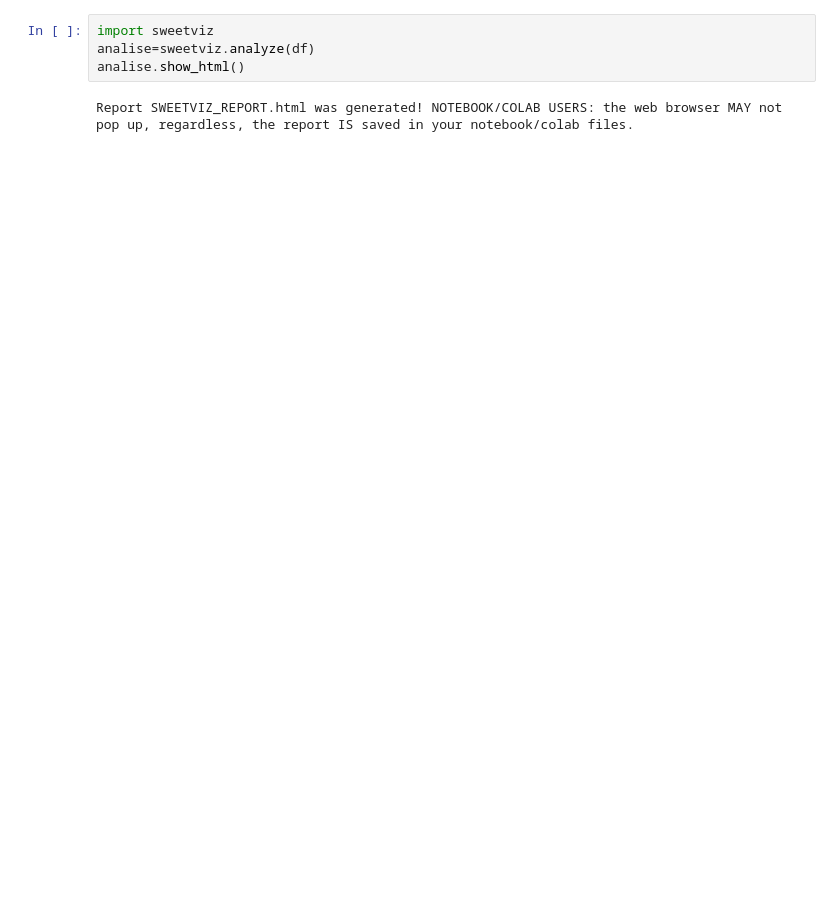
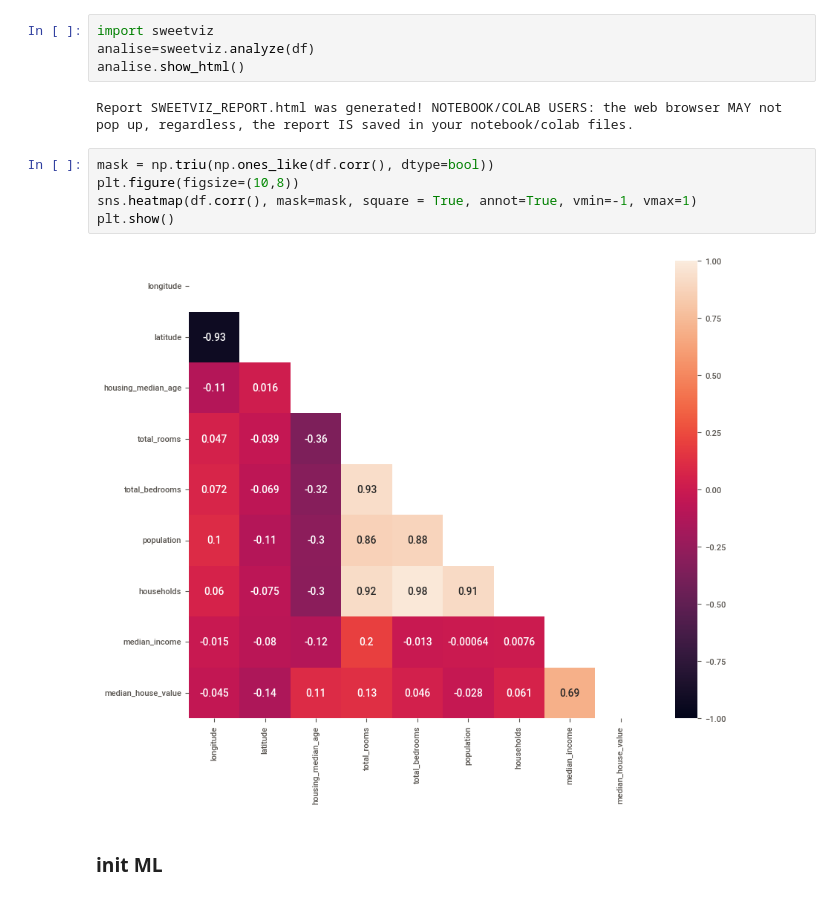
Before and after one commit to tomdkt/intro-to-data-science, a Jupyter notebook: src/week7/01-knn-again.ipynb, the cells around one changed output. Drawn from its saved outputs; the diff is of its cells as text; blank space fills up the shorter version.

Commit message:
feat: enhance week 7 notebook with heatmap visualization for correlation analysis

```diff
--- a/src/week7/01-knn-again.ipynb
+++ b/src/week7/01-knn-again.ipynb
@@ -92,3 +92,12 @@ analise=sweetviz.analyze(df)
 analise.show_html()
 # %% [output]
 Report SWEETVIZ_REPORT.html was generated! NOTEBOOK/COLAB USERS: the web browser MAY not pop up, regardless, the report IS saved in your notebook/colab files.
+# %%
+mask = np.triu(np.ones_like(df.corr(), dtype=bool))
+plt.figure(figsize=(10,8))
+sns.heatmap(df.corr(), mask=mask, square = True, annot=True, vmin=-1, vmax=1)
+plt.show()
+# %% [output]
+[figure, added]
+# %% [markdown]
+### init ML
```
